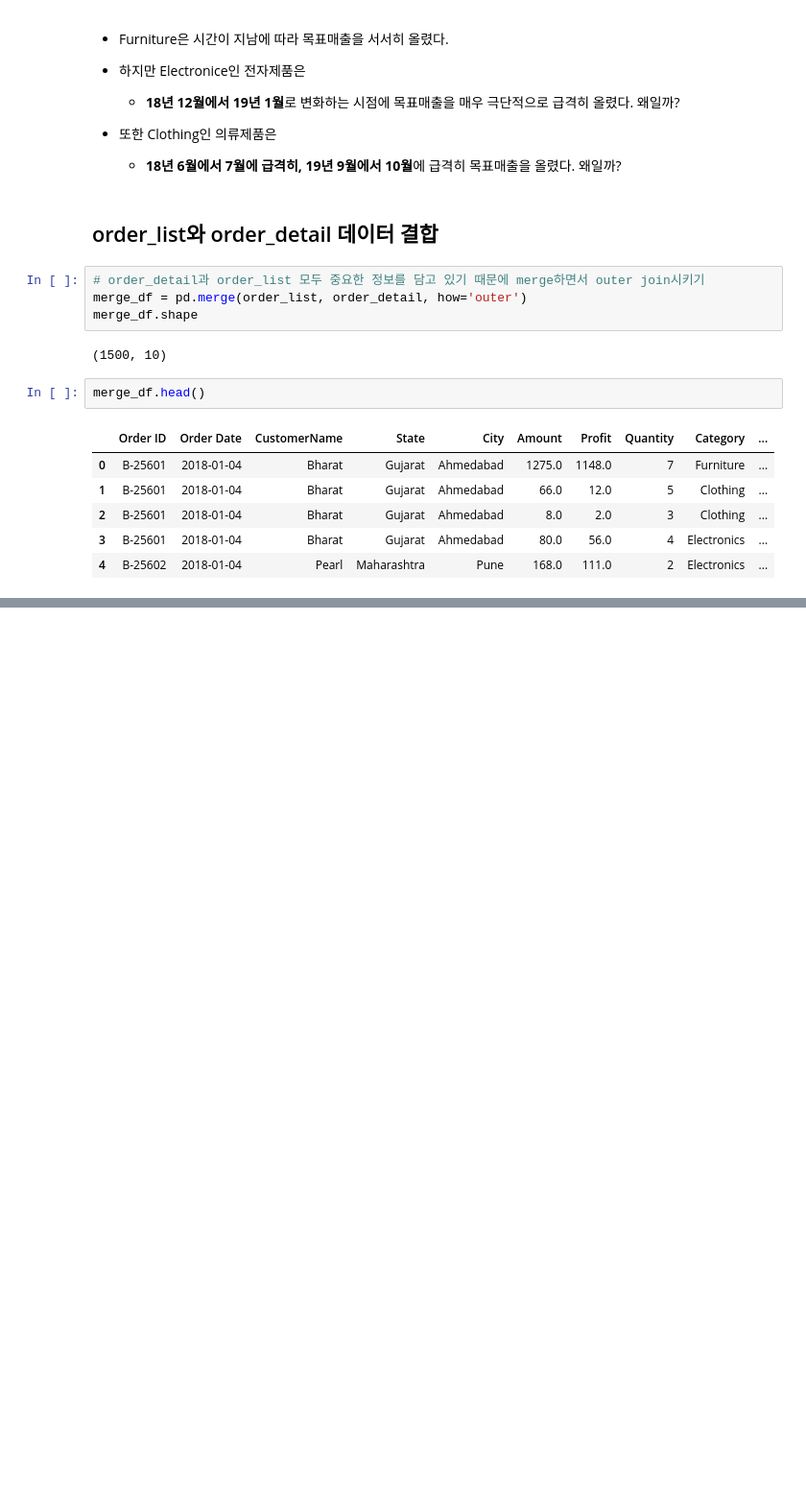
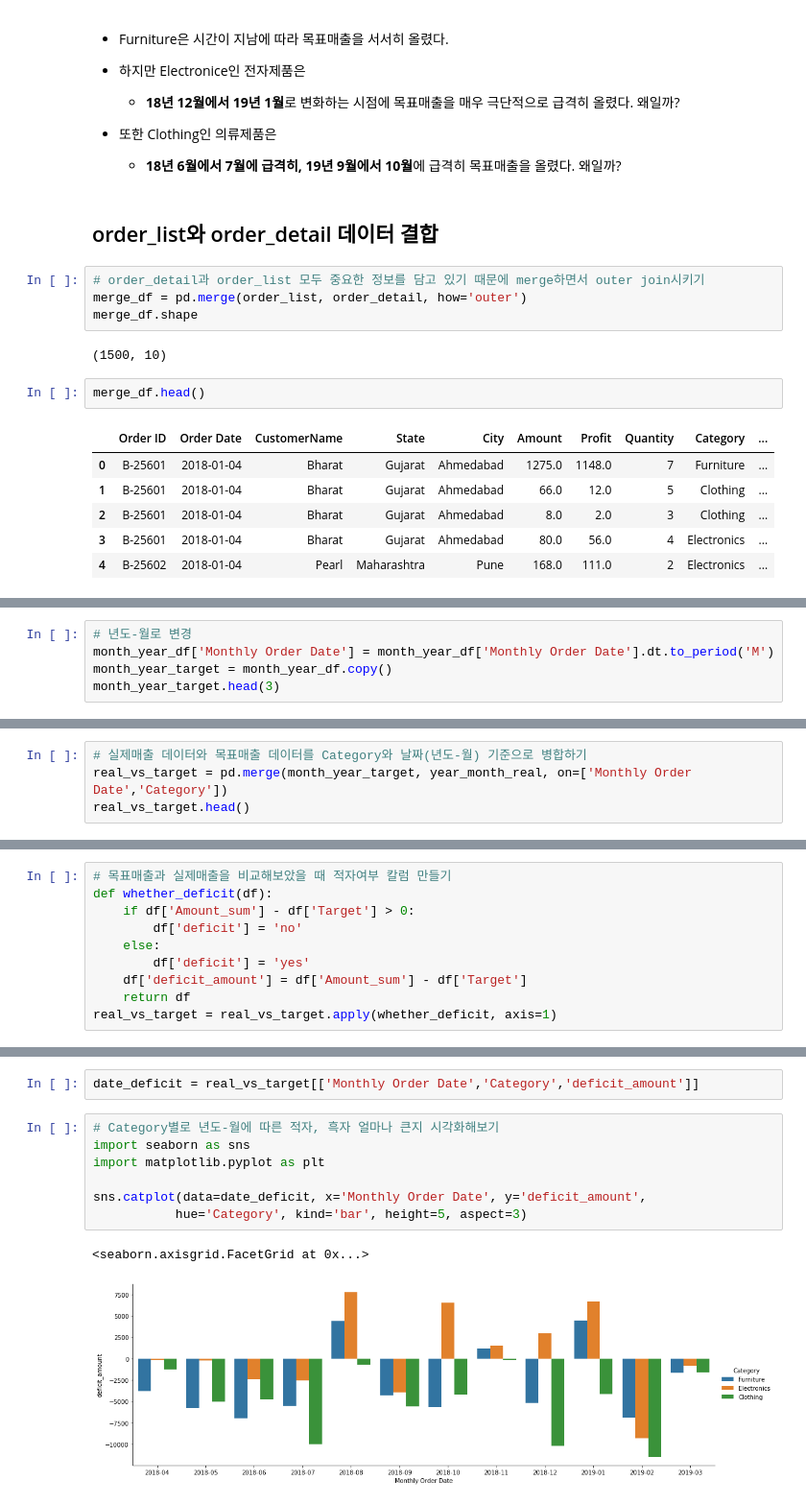
Before and after one commit to young-hun-jo/DataAnalysis, a Jupyter notebook: india-e-commerce/analysis_myself.ipynb, the cells around one changed output, grey strips where cells are left out. Shown at 96% size. Cells and saved outputs as stored; diff of their text form; blank space fills up the shorter version.

```diff
--- a/india-e-commerce/analysis_myself.ipynb
+++ b/india-e-commerce/analysis_myself.ipynb
@@ -528,0 +543,5 @@ merge_df.head()
+# %%
+# 년도-월로 변경
+month_year_df['Monthly Order Date'] = month_year_df['Monthly Order Date'].dt.to_period('M')
+month_year_target = month_year_df.copy()
+month_year_target.head(3)
@@ -528,0 +560,4 @@ merge_df.head()
+# %%
+# 실제매출 데이터와 목표매출 데이터를 Category와 날짜(년도-월) 기준으로 병합하기
+real_vs_target = pd.merge(month_year_target, year_month_real, on=['Monthly Order Date','Category'])
+real_vs_target.head()
@@ -528,0 +571,10 @@ merge_df.head()
+# %%
+# 목표매출과 실제매출을 비교해보았을 때 적자여부 칼럼 만들기
+def whether_deficit(df):
+    if df['Amount_sum'] - df['Target'] > 0:
+        df['deficit'] = 'no'
+    else:
+        df['deficit'] = 'yes'
+    df['deficit_amount'] = df['Amount_sum'] - df['Target']
+    return df
+real_vs_target = real_vs_target.apply(whether_deficit, axis=1)
@@ -528,0 +592,12 @@ merge_df.head()
+# %%
+date_deficit = real_vs_target[['Monthly Order Date','Category','deficit_amount']]
+# %%
+# Category별로 년도-월에 따른 적자, 흑자 얼마나 큰지 시각화해보기
+import seaborn as sns
+import matplotlib.pyplot as plt
+
+sns.catplot(data=date_deficit, x='Monthly Order Date', y='deficit_amount',
+           hue='Category', kind='bar', height=5, aspect=3)
+# %% [output]
+<seaborn.axisgrid.FacetGrid at 0x...>
+[figure, added]
```
Also changed, not shown: parts of 9 cells of this notebook.
